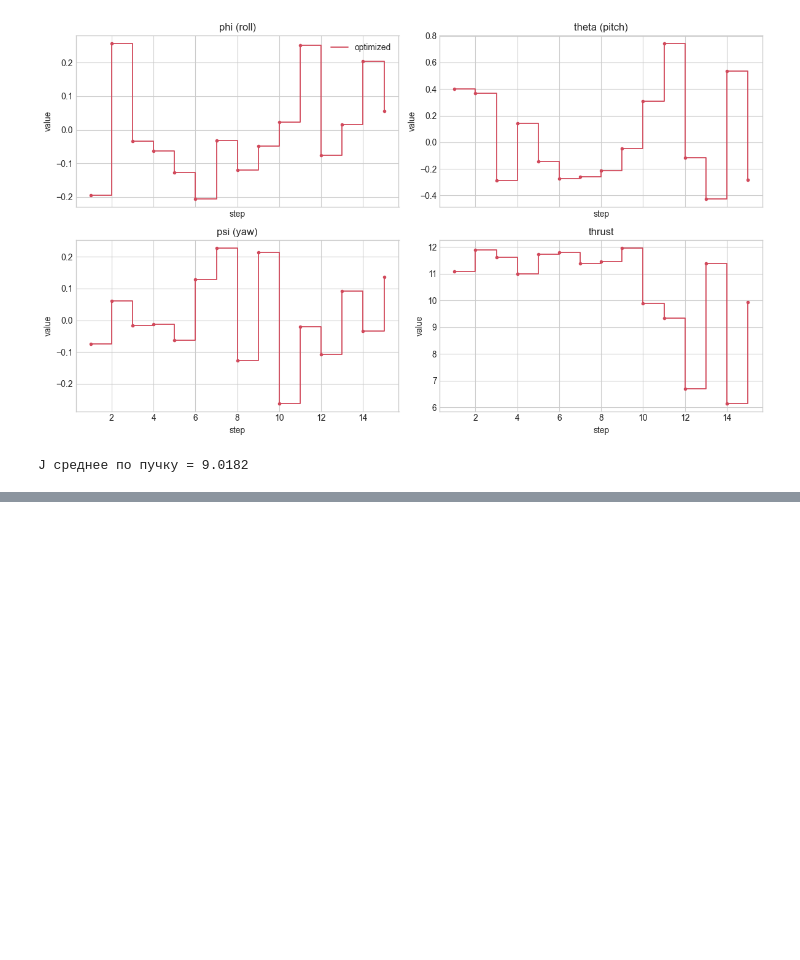
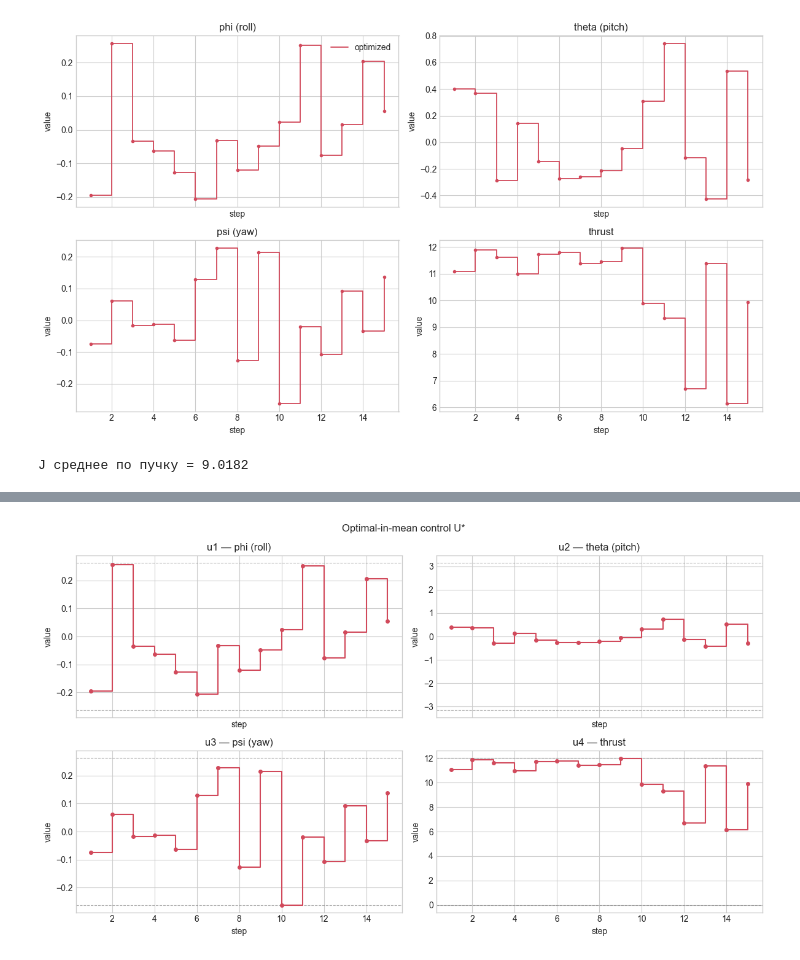
Before and after one commit to mkorobovv/mai-final-project, a Jupyter notebook: research/notebooks/01_single_trajectory.ipynb, the cells around one changed output, grey strips where cells are left out. Saved outputs shown, nothing was run; the diff lists cells and outputs as text; code cells hidden in the pictures; blank space fills up the shorter version.

```diff
--- a/research/notebooks/01_single_trajectory.ipynb
+++ b/research/notebooks/01_single_trajectory.ipynb
@@ -221,0 +222,31 @@ plt.show()
+# %%
+import math
+
+control_names  = ['u1 — phi (roll)', 'u2 — theta (pitch)',
+                  'u3 — psi (yaw)',  'u4 — thrust']
+control_limits = [
+    (-math.pi/12, math.pi/12),
+    (-math.pi,    math.pi),
+    (-math.pi/12, math.pi/12),
+    (0.0,         12.0),
+]
+
+steps = np.arange(1, best_u.shape[0] + 1)
+
+fig, axes = plt.subplots(2, 2, figsize=(12, 7), sharex=True)
+
+for j, ax in enumerate(axes.ravel()):
+    lo, hi = control_limits[j]
+    ax.axhline(lo, color='gray', linewidth=0.8, linestyle='--', alpha=0.6)
+    ax.axhline(hi, color='gray', linewidth=0.8, linestyle='--', alpha=0.6)
+    ax.step(steps, best_u[:, j], where='post', color='#D1495B', linewidth=1.5)
+    ax.plot(steps, best_u[:, j], 'o', color='#D1495B', markersize=4)
+    ax.set_title(control_names[j])
+    ax.set_xlabel('step')
+    ax.set_ylabel('value')
+
+plt.suptitle('Optimal-in-mean control U*', fontsize=12)
+plt.tight_layout()
+plt.show()
+# %% [output]
+[figure, added]
```
Also changed, not shown: parts of 1 cell of this notebook.
